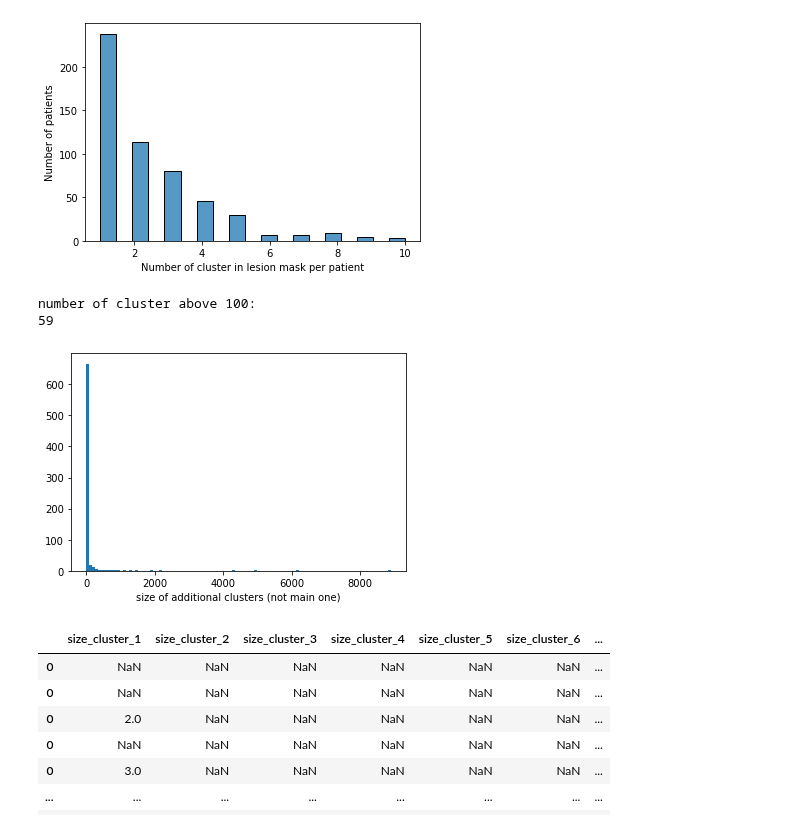
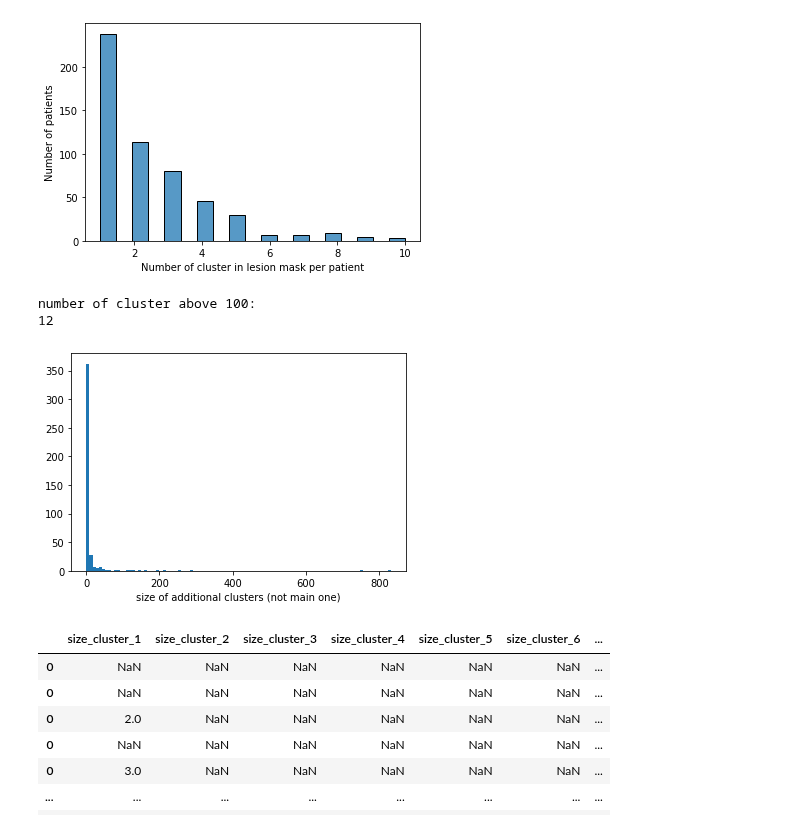
Before and after one commit to MELDProject/meld_graph, a Jupyter notebook: notebooks/analysis_lesion_mask.ipynb, the cells around one changed output. Cells and saved outputs as stored; diff of their text form; code cells hidden in the pictures.

```diff
--- a/notebooks/analysis_lesion_mask.ipynb
+++ b/notebooks/analysis_lesion_mask.ipynb
@@ -46,3 +53,5 @@ patients = cohort.get_subject_ids(group='patient', lesional_only=True )
 print(len(patients))
 # %% [output]
 538
+# %%
+subject_ids, trainval_ids, test_ids = cohort.read_subject_ids_from_dataset()
@@ -49,5 +78,4 @@ print(len(patients))
 # %%
-
 df = pd.DataFrame()
 
 for subject in patients:
@@ -55,7 +83,14 @@ for subject in patients:
     values['ID'] = subject
     subj = MeldSubject(subject, cohort)
 
-    #add info about MRI status
+    # find dataset split
+    if subject in test_ids:
+        values['dataset'] = 'test'
+    elif subject in trainval_ids:
+        values['dataset'] = 'train'
+    else:
+        print('Cannot find split')
+    # add info about MRI status
     values['MRI-negative'] = subj.get_demographic_features('Ever reported MRI negative')
 
     # get lesional hemisphere
@@ -127,17 +177,17 @@ Text(0, 0.5, 'Number of patients')
 # %%
 # size of clusters that are not the main one
 
-df_side_cl = df[[f'size_cluster_{x}.0' for x in range(2,10)]]
+df_side_cl = df[[f'size_cluster_{x}.0' for x in range(3,10)]]
 size_side_cl = df_side_cl.values.flatten()
 plt.hist(size_side_cl, bins=100)
 plt.xlabel('size of additional clusters (not main one)')
 
 print('number of cluster above 100:')
 print((size_side_cl > 100).sum())
 # %% [output]
 number of cluster above 100:
-59
+12
-[figure, old version]
+[figure, new version]
 # %%
 df_side_cl
 # %% [output]
```
Also changed, not shown: parts of 8 cells of this notebook.
